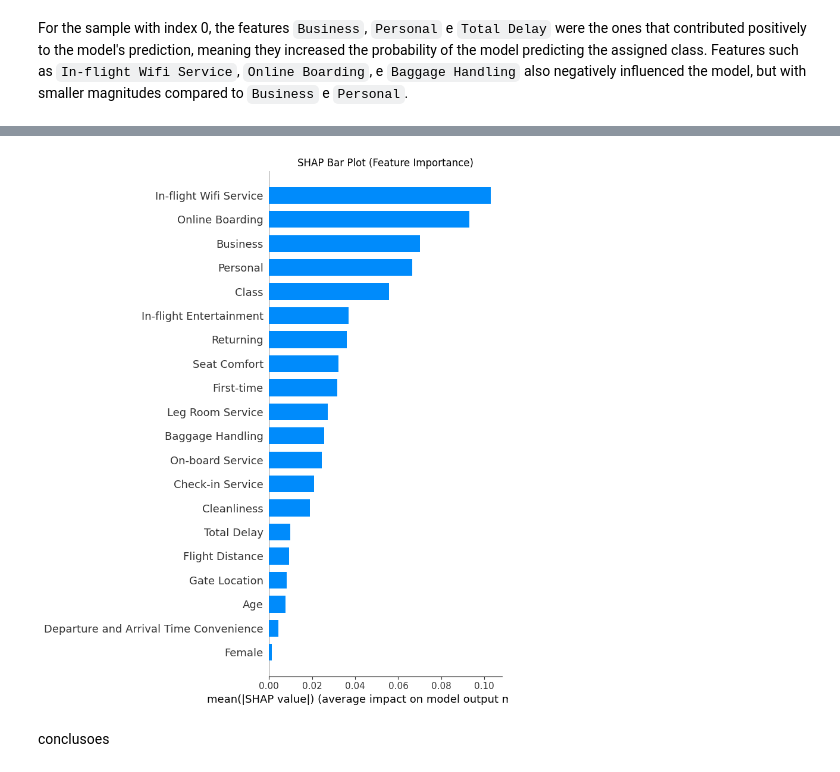
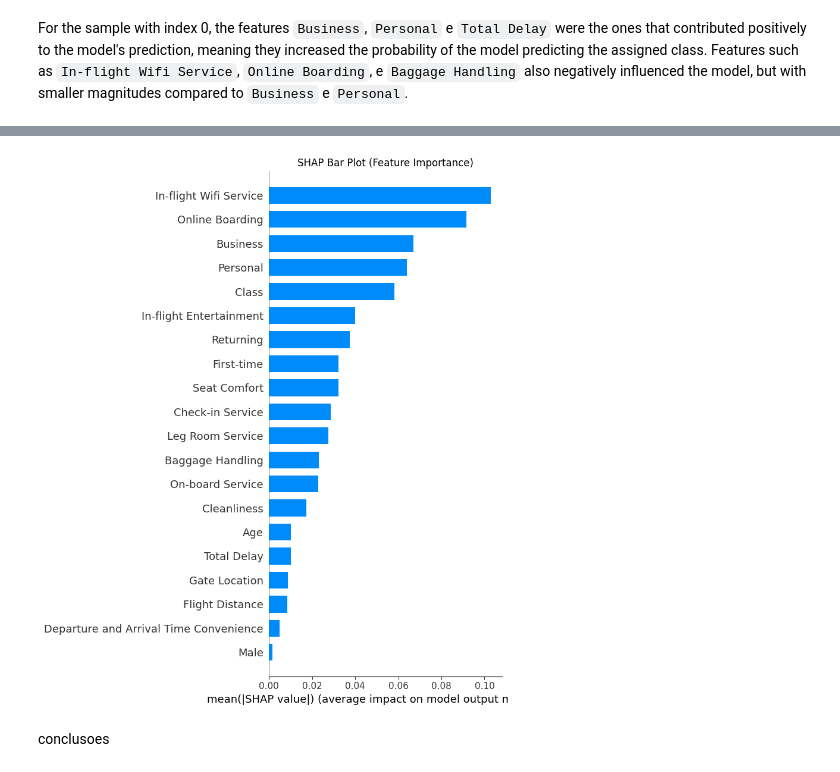
Before and after one commit to seblessa/XAI, a Jupyter notebook: marta.ipynb, the cells around one changed output, grey strips where cells are left out. Cells and saved outputs as stored; diff of their text form; code cells hidden in the pictures.

```diff
--- a/marta.ipynb
+++ b/marta.ipynb
@@ -265,7 +290,8 @@ utils.apply_lime_xai(X,y,forest,265)
-# %%
-utils.apply_shap_xai(X,y,forest)
-# %% [output]
-[figure, removed]
+# %%
+# diminuir subset_size
+utils.apply_shap_xai(X_train, X_test, y_train, y_test, forest)
+# %% [output]
+[figure, added]
 # %% [markdown]
 conclusoes
 # %% [markdown]
```
Also changed, not shown: parts of 14 cells of this notebook, 1 other file.
